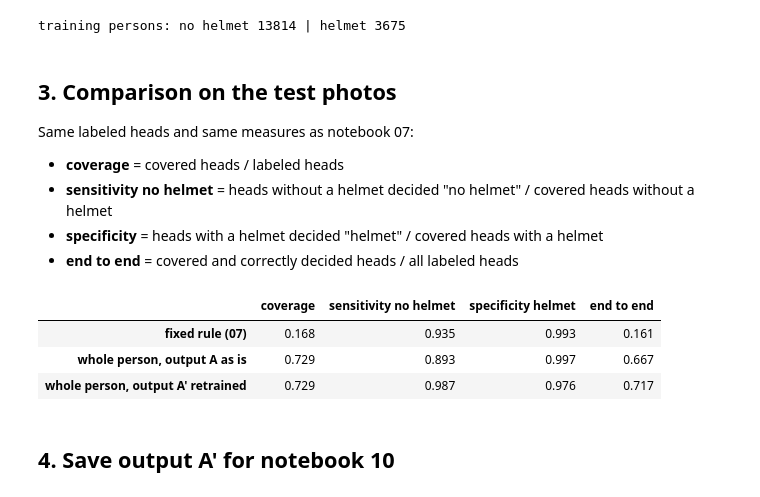
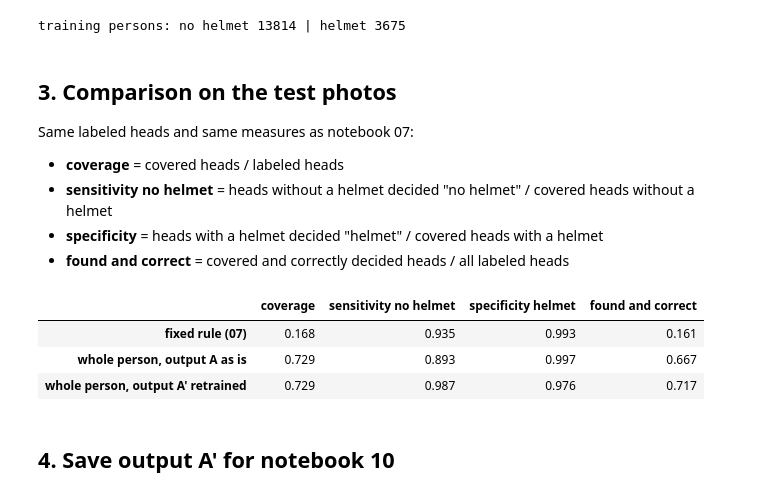
Before and after one commit to EduardoTllo/helmet-detection, a Jupyter notebook: notebooks/08_whole_person.ipynb, the cells around one changed output. Saved outputs shown, nothing was run; the diff lists cells and outputs as text; code cells hidden in the pictures.

```diff
--- a/notebooks/08_whole_person.ipynb
+++ b/notebooks/08_whole_person.ipynb
@@ -152,31 +152,31 @@ Same labeled heads and same measures as notebook 07:
 - **coverage** = covered heads / labeled heads
 - **sensitivity no helmet** = heads without a helmet decided "no helmet" / covered heads without a helmet
 - **specificity** = heads with a helmet decided "helmet" / covered heads with a helmet
-- **end to end** = covered and correctly decided heads / all labeled heads
+- **found and correct** = covered and correctly decided heads / all labeled heads
 # %%
 t = heads[heads.split == "test"].copy()
 for name, output in [("whole person, output A as is", output_A), ("whole person, output A' retrained", output_Ap)]:
     t[name] = None
     k = t.covered
     t.loc[k, name] = output.predict(V[t.row_X[k]], verbose=0).ravel() >= 0.5
 
 def metrics(true, covered, pred):
     true, cov = np.asarray(true, bool), np.asarray(covered, bool)
     pred_cov = np.asarray(pred, dtype=object)[cov].astype(bool)      # pred is None/NaN where nothing covers the head
     correct = np.zeros(len(true), bool)
     correct[cov] = pred_cov == true[cov]
     return {"coverage": cov.mean(),
             "sensitivity no helmet": (~pred_cov[~true[cov]]).mean() if (~true[cov]).any() else np.nan,
             "specificity helmet": pred_cov[true[cov]].mean() if true[cov].any() else np.nan,
-            "end to end": correct.mean()}
+            "found and correct": correct.mean()}
 
 comparison = pd.read_csv(OUTPUTS / "07_comparison.csv", index_col=0)
 for name in ["whole person, output A as is", "whole person, output A' retrained"]:
     comparison.loc[name] = metrics(t.true_helmet, t.covered, t[name])
 comparison.to_csv(OUTPUTS / "08_comparison.csv")
 comparison.round(3)
 # %% [output]
-|  | coverage | sensitivity no helmet | specificity helmet | end to end |
+|  | coverage | sensitivity no helmet | specificity helmet | found and correct |
 | fixed rule (07) | 0.168 | 0.935 | 0.993 | 0.161 |
 | whole person, output A as is | 0.729 | 0.893 | 0.997 | 0.667 |
 | whole person, output A' retrained | 0.729 | 0.987 | 0.976 | 0.717 |
```
Also changed, not shown: parts of 1 cell of this notebook, 4 other files.
